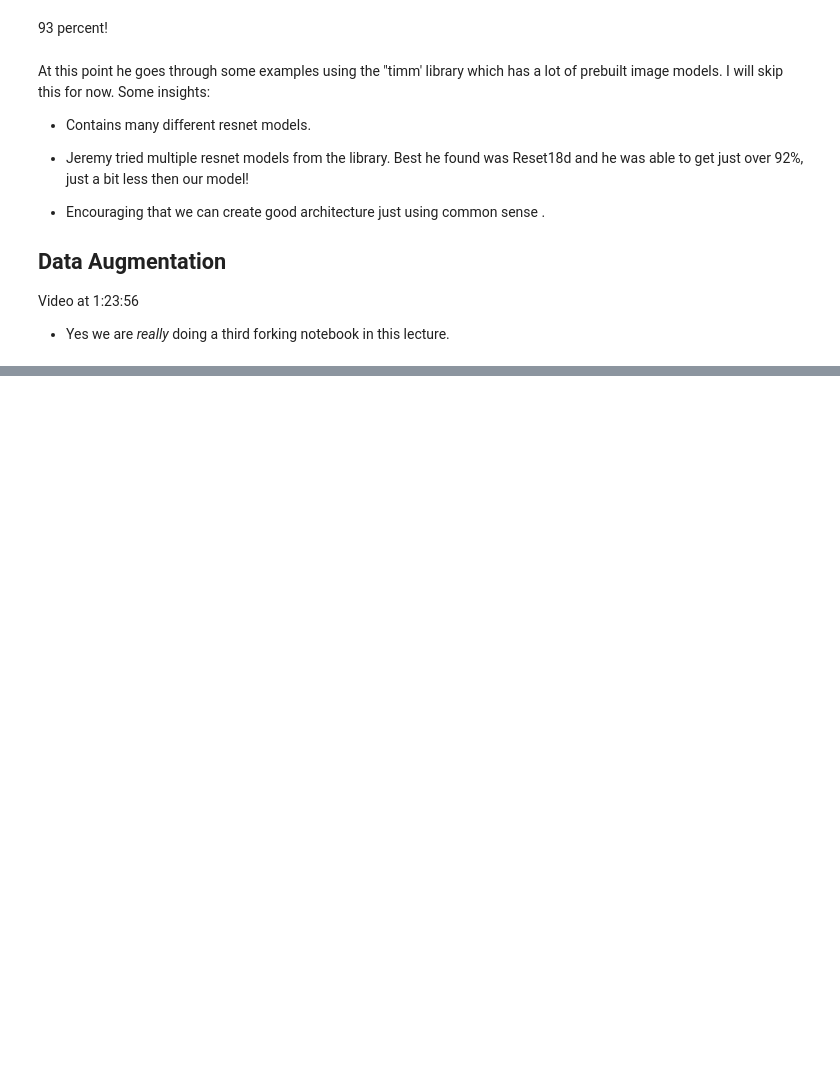
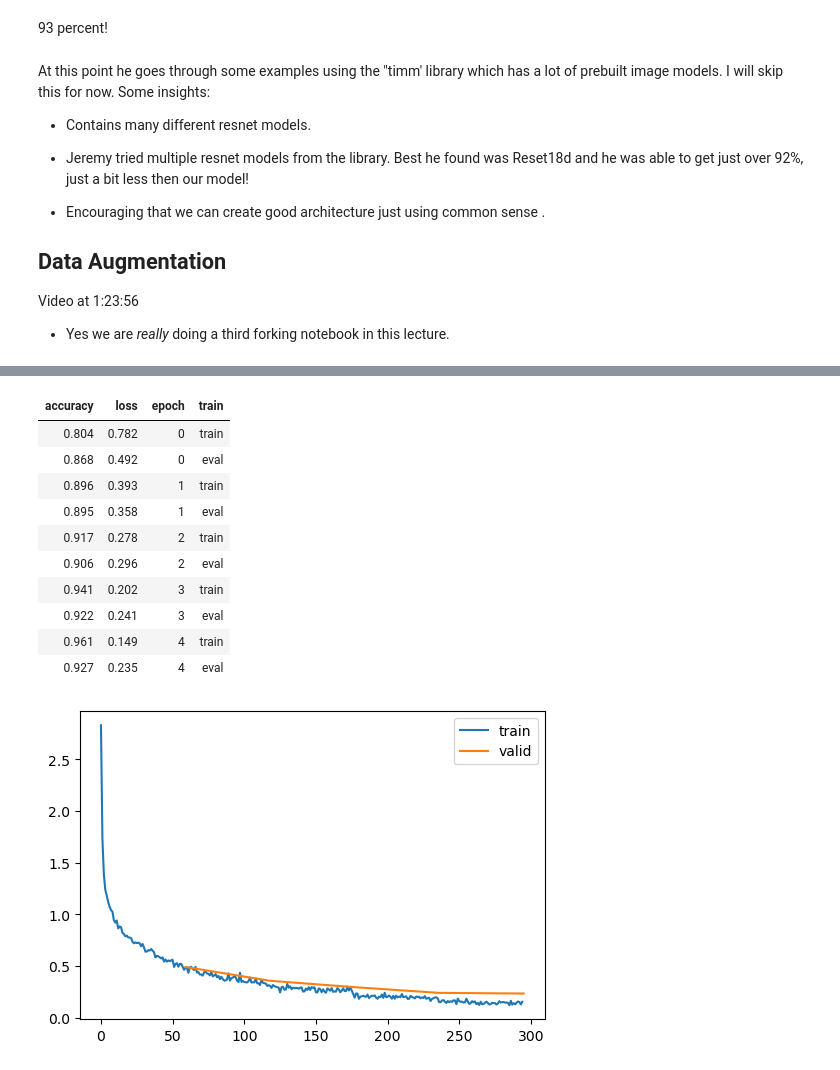
Before and after one commit to DrEntropy/pdl, a Jupyter notebook: lesson18.ipynb, the cells around one changed output, grey strips where cells are left out. Cells and saved outputs as stored; diff of their text form; code cells hidden in the pictures; blank space fills up the shorter version.

```diff
--- a/lesson18.ipynb
+++ b/lesson18.ipynb
@@ -503,0 +673,8 @@ Video at 1:23:56
+# %%
+def get_model4(act=nn.ReLU, nfs=(16,32,64,128,256), norm=nn.BatchNorm2d):
+    layers = [conv(1, 16, ks=5, stride=1, act=act, norm=norm)]
+    layers += [ResBlock(nfs[i], nfs[i+1], act=act, norm=norm, stride=2) for i in range(len(nfs)-1)]
+    layers += [GlobalAvgPool(), nn.Linear(256, 10, bias=False), nn.BatchNorm1d(10)]
+    return nn.Sequential(*layers)
+# %%
+TrainLearner(get_model4(), dls, F.cross_entropy, lr=lr, cbs=[DeviceCB()]).summary()
@@ -503,0 +693,18 @@ Video at 1:23:56
+# %%
+set_seed(42)
+model = get_model4(act_gr, norm=nn.BatchNorm2d).apply(iw)
+learn = TrainLearner(model, dls, F.cross_entropy, lr=lr, cbs=cbs+xtra, opt_func=optim.AdamW)
+learn.fit(epochs)
+# %% [output]
+| accuracy | loss | epoch | train |
+| 0.804 | 0.782 | 0 | train |
+| 0.868 | 0.492 | 0 | eval |
+| 0.896 | 0.393 | 1 | train |
+| 0.895 | 0.358 | 1 | eval |
+| 0.917 | 0.278 | 2 | train |
+| 0.906 | 0.296 | 2 | eval |
+| 0.941 | 0.202 | 3 | train |
+| 0.922 | 0.241 | 3 | eval |
+| 0.961 | 0.149 | 4 | train |
+| 0.927 | 0.235 | 4 | eval |
+[figure, added]
```
Also changed, not shown: parts of 21 cells of this notebook, 1 other file.
